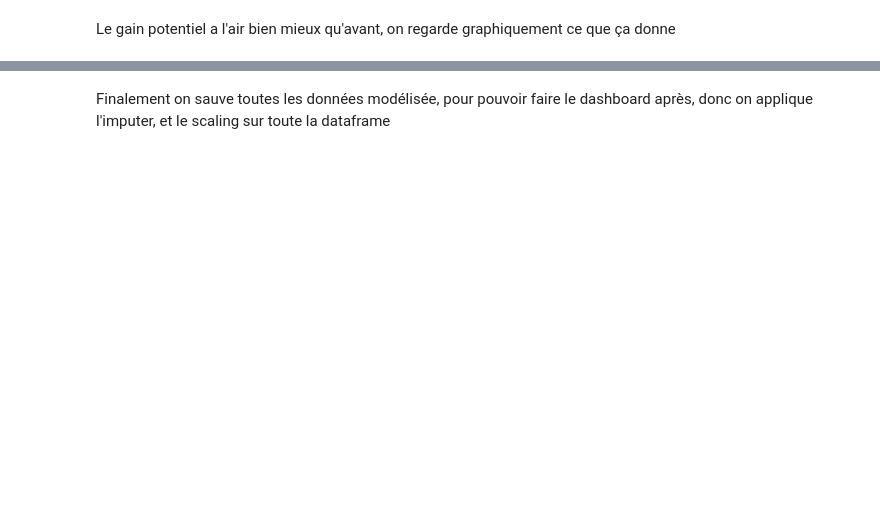
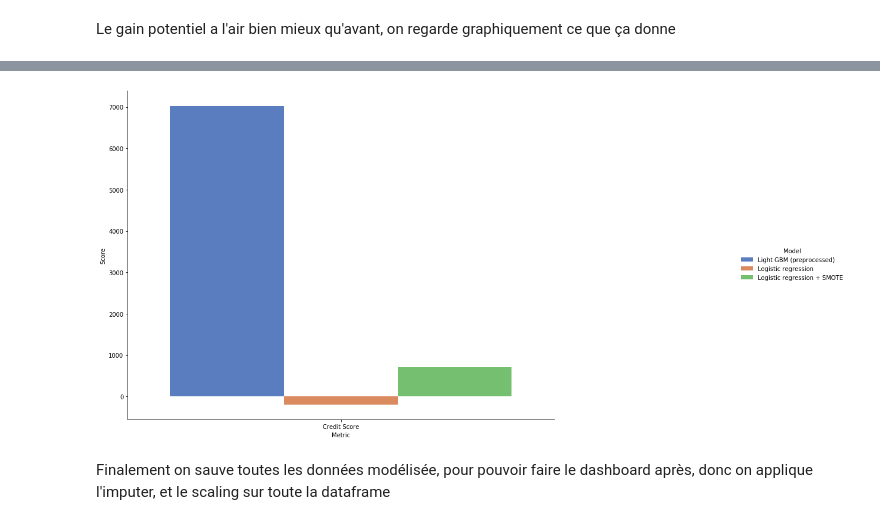
Before and after one commit to Katikatikou/P7-Openclassroom, a Jupyter notebook: notebooks/modelisation/P7_modelisation.ipynb, the cells around one changed output, grey strips where cells are left out. Drawn from its saved outputs; the diff is of its cells as text; code cells hidden in the pictures; blank space fills up the shorter version.

```diff
--- a/notebooks/modelisation/P7_modelisation.ipynb
+++ b/notebooks/modelisation/P7_modelisation.ipynb
@@ -477,3 +452,10 @@ g.fig.set_figheight(9)
+# %%
+g = sns.catplot(x='Metric', y='Score', hue='Model', data=results_df[results_df['Metric'] == 'Credit Score'],
+                kind='bar', palette='muted')
+g.fig.set_figwidth(20)
+g.fig.set_figheight(9)
+# %% [output]
+[figure, added]
 # %% [markdown]
 Finalement on sauve toutes les données modélisée, pour  pouvoir faire le dashboard après, donc on applique l'imputer, et le scaling sur toute la dataframe
 # %%
```
Also changed, not shown: parts of 13 cells of this notebook.
